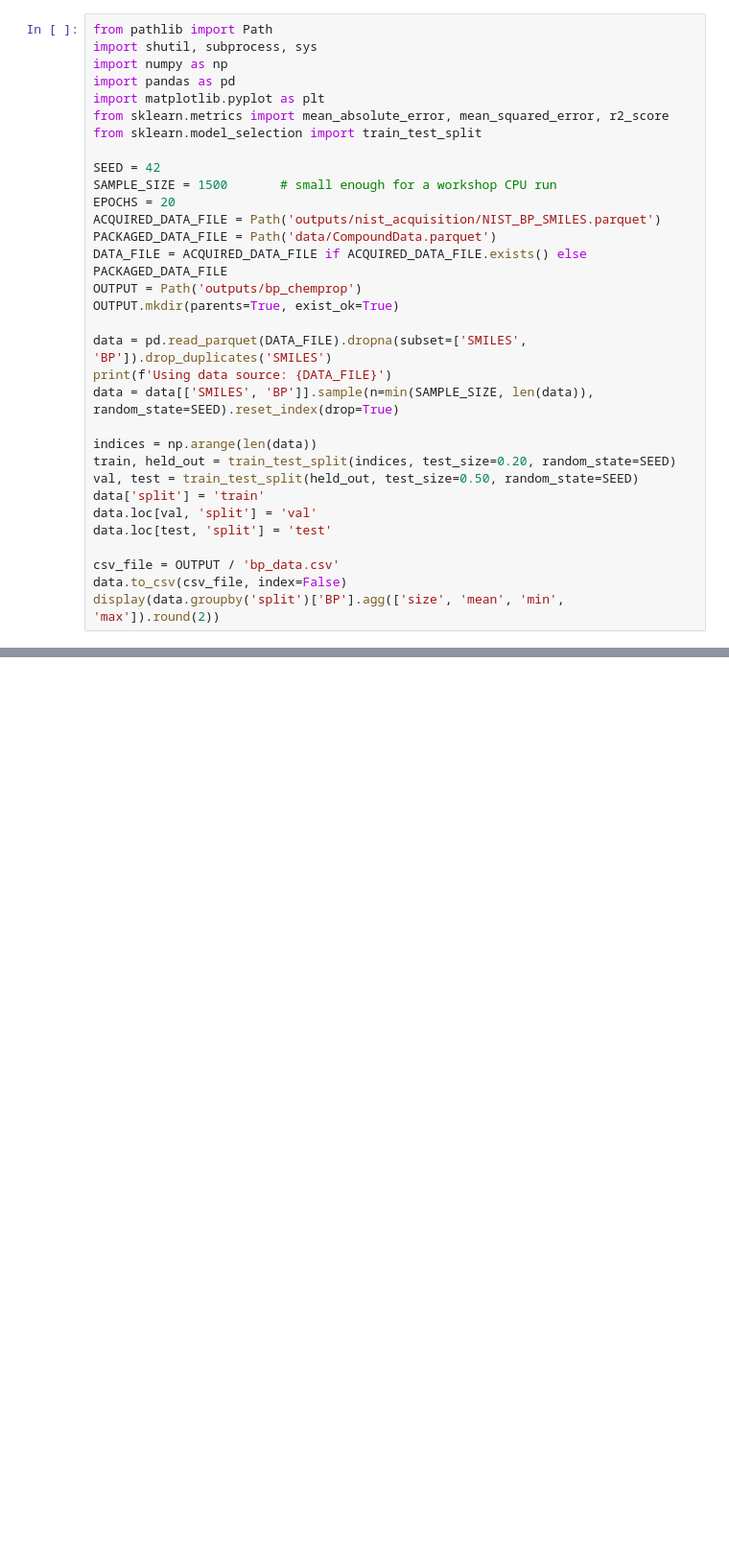
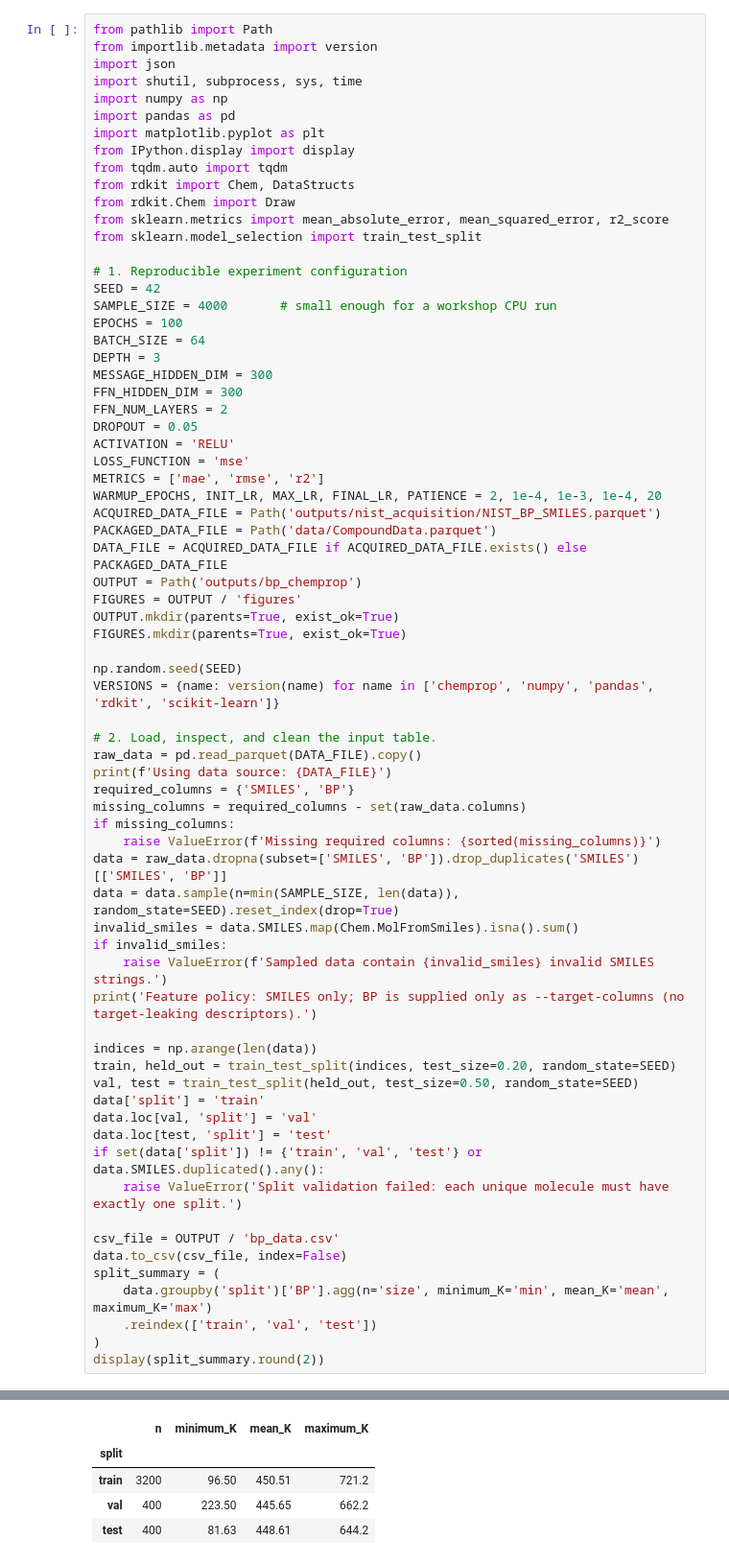
Before and after one commit to thiasyoung/2026-avs-ml-vibe-coding-workshop, a Jupyter notebook: 01_boiling_point/02_BP_1_Chemprop_GNN.ipynb, the cells around one changed output, grey strips where cells are left out. Shown at 96% size. Drawn from its saved outputs; the diff is of its cells as text; blank space fills up the shorter version.

```diff
--- a/01_boiling_point/02_BP_1_Chemprop_GNN.ipynb
+++ b/01_boiling_point/02_BP_1_Chemprop_GNN.ipynb
@@ -7,24 +25,56 @@
 # %%
 from pathlib import Path
-import shutil, subprocess, sys
+from importlib.metadata import version
+import json
+import shutil, subprocess, sys, time
 import numpy as np
 import pandas as pd
 import matplotlib.pyplot as plt
+from IPython.display import display
+from tqdm.auto import tqdm
+from rdkit import Chem, DataStructs
+from rdkit.Chem import Draw
 from sklearn.metrics import mean_absolute_error, mean_squared_error, r2_score
 from sklearn.model_selection import train_test_split
 
+# 1. Reproducible experiment configuration
 SEED = 42
-SAMPLE_SIZE = 1500       # small enough for a workshop CPU run
-EPOCHS = 20
+SAMPLE_SIZE = 4000       # small enough for a workshop CPU run
+EPOCHS = 100
+BATCH_SIZE = 64
+DEPTH = 3
+MESSAGE_HIDDEN_DIM = 300
+FFN_HIDDEN_DIM = 300
+FFN_NUM_LAYERS = 2
+DROPOUT = 0.05
+ACTIVATION = 'RELU'
+LOSS_FUNCTION = 'mse'
+METRICS = ['mae', 'rmse', 'r2']
+WARMUP_EPOCHS, INIT_LR, MAX_LR, FINAL_LR, PATIENCE = 2, 1e-4, 1e-3, 1e-4, 20
 ACQUIRED_DATA_FILE = Path('outputs/nist_acquisition/NIST_BP_SMILES.parquet')
 PACKAGED_DATA_FILE = Path('data/CompoundData.parquet')
 DATA_FILE = ACQUIRED_DATA_FILE if ACQUIRED_DATA_FILE.exists() else PACKAGED_DATA_FILE
 OUTPUT = Path('outputs/bp_chemprop')
+FIGURES = OUTPUT / 'figures'
 OUTPUT.mkdir(parents=True, exist_ok=True)
+FIGURES.mkdir(parents=True, exist_ok=True)
 
-data = pd.read_parquet(DATA_FILE).dropna(subset=['SMILES', 'BP']).drop_duplicates('SMILES')
+np.random.seed(SEED)
+VERSIONS = {name: version(name) for name in ['chemprop', 'numpy', 'pandas', 'rdkit', 'scikit-learn']}
+
+# 2. Load, inspect, and clean the input table.
+raw_data = pd.read_parquet(DATA_FILE).copy()
 print(f'Using data source: {DATA_FILE}')
-data = data[['SMILES', 'BP']].sample(n=min(SAMPLE_SIZE, len(data)), random_state=SEED).reset_index(drop=True)
+required_columns = {'SMILES', 'BP'}
+missing_columns = required_columns - set(raw_data.columns)
+if missing_columns:
+    raise ValueError(f'Missing required columns: {sorted(missing_columns)}')
+data = raw_data.dropna(subset=['SMILES', 'BP']).drop_duplicates('SMILES')[['SMILES', 'BP']]
+data = data.sample(n=min(SAMPLE_SIZE, len(data)), random_state=SEED).reset_index(drop=True)
+invalid_smiles = data.SMILES.map(Chem.MolFromSmiles).isna().sum()
+if invalid_smiles:
+    raise ValueError(f'Sampled data contain {invalid_smiles} invalid SMILES strings.')
+print('Feature policy: SMILES only; BP is supplied only as --target-columns (no target-leaking descriptors).')
 
 indices = np.arange(len(data))
 train, held_out = train_test_split(indices, test_size=0.20, random_state=SEED)
@@ -32,7 +82,14 @@ val, test = train_test_split(held_out, test_size=0.50, random_state=SEED)
 data['split'] = 'train'
 data.loc[val, 'split'] = 'val'
 data.loc[test, 'split'] = 'test'
+if set(data['split']) != {'train', 'val', 'test'} or data.SMILES.duplicated().any():
+    raise ValueError('Split validation failed: each unique molecule must have exactly one split.')
 
 csv_file = OUTPUT / 'bp_data.csv'
 data.to_csv(csv_file, index=False)
-display(data.groupby('split')['BP'].agg(['size', 'mean', 'min', 'max']).round(2))
+split_summary = (
+    data.groupby('split')['BP'].agg(n='size', minimum_K='min', mean_K='mean', maximum_K='max')
+    .reindex(['train', 'val', 'test'])
+)
+display(split_summary.round(2))
+# %% [output]
@@ -39,3 +98,8 @@ display(data.groupby('split')['BP'].agg(['size', 'mean', 'min', 'max']).round(2)
+|  | n | minimum_K | mean_K | maximum_K |
+| split |  |  |  |  |
+| train | 3200 | 96.50 | 450.51 | 721.2 |
+| val | 400 | 223.50 | 445.65 | 662.2 |
+| test | 400 | 81.63 | 448.61 | 644.2 |
 # %%
 def chemprop_executable():
     executable = shutil.which('chemprop')
```
Also changed, not shown: parts of 6 cells of this notebook, 2 other files.
